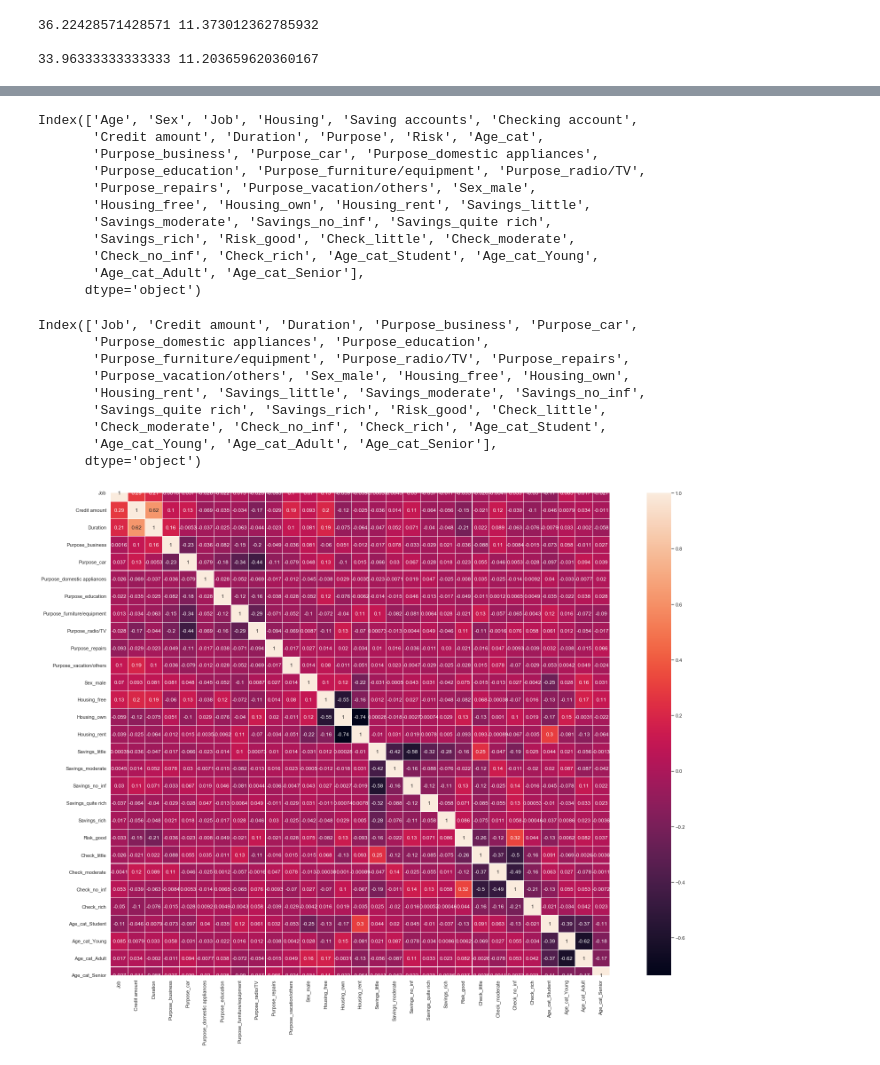
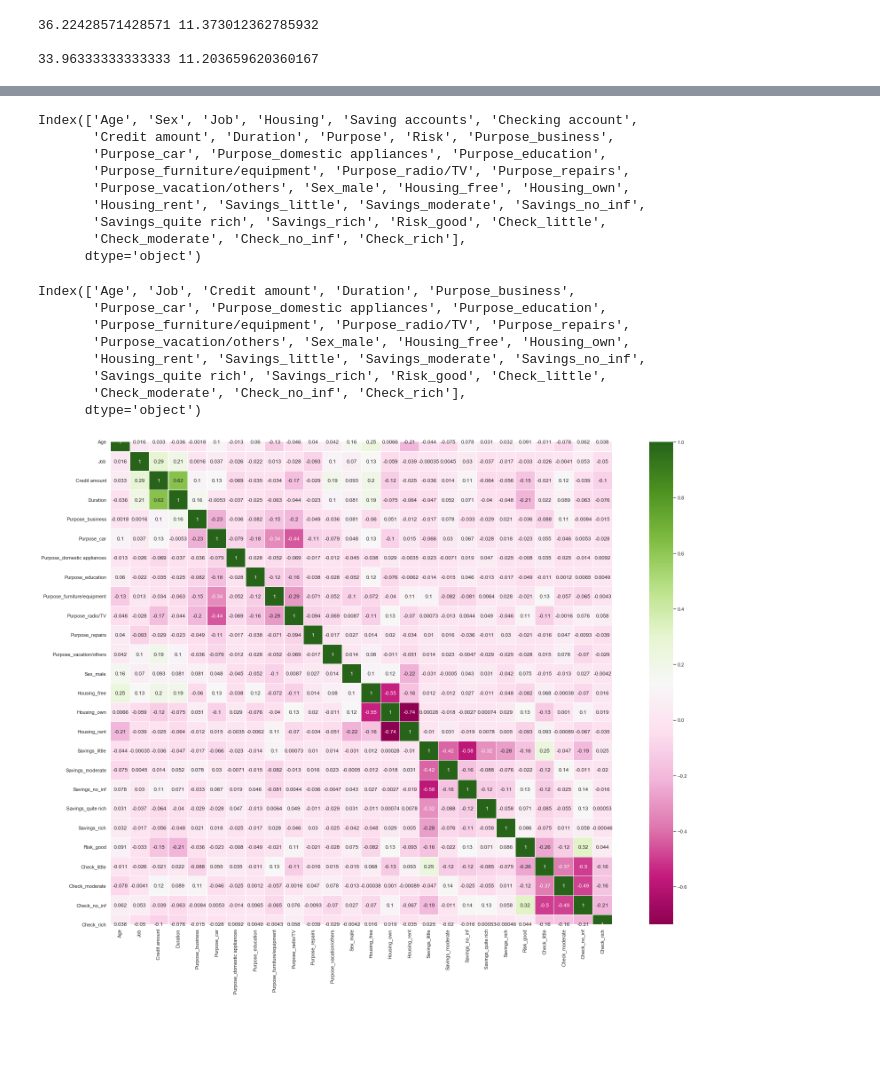
Before and after one commit to BiancaMass/XAI-Group-Project, a Jupyter notebook: Group20_EDA.ipynb, the cells around one changed output, grey strips where cells are left out. Cells and saved outputs as stored; diff of their text form; code cells hidden in the pictures; blank space fills up the shorter version.

Commit message:
fix: improve some plots

```diff
--- a/Group20_EDA.ipynb
+++ b/Group20_EDA.ipynb
@@ -13,6 +14,8 @@ import seaborn as sns
 # %%
+dest_folder = "/Users/bmassacci/Desktop/plots/"
+
 # Load the dataset
-credit = pd.read_csv('./data/given_german_credit_data.csv',index_col=0) # Please read the csv with 'index_col = 0' configuration to remove unneccesary column
+credit = pd.read_csv('./german_credit_data.csv',index_col=0) # Please read the csv with 'index_col = 0' configuration to remove unneccesary column
 
 credit.head()
 # %% [output]
@@ -236,6 +278,12 @@ print(np.mean(bad_age), np.std(bad_age))
 
 33.96333333333333 11.203659620360167
 # %%
+pal = {"versicolor": "g", "setosa": "b", "virginica":"m"}
+
+my_colors = ["#137e4f", "#ca4d4f"]
+sns.set_palette(my_colors)
+#sns.boxplot(x="continent", y="lifeExp", data=data_df)
 ax = sns.boxplot(x="Age", y = "Risk", data=credit)
+plt.savefig(dest_folder + 'age_good_bad_box.png')
 #ax = sns.swarmplot(x="Age", y = "Risk", data=credit, color=".8", alpha = ".8")
 # %% [output]
@@ -256,7 +304,7 @@ df_credit['Checking account'] = df_credit['Checking account'].fillna('no_inf')
 interval = (18, 25, 35, 60, 120)
 
 cats = ['Student', 'Young', 'Adult', 'Senior']
-df_credit["Age_cat"] = pd.cut(df_credit.Age, interval, labels=cats)
+#df_credit["Age_cat"] = pd.cut(df_credit.Age, interval, labels=cats)
 
 # Convert categorical variables to one-hot encoding:
 # Purpose
@@ -272,21 +320,19 @@ df_credit = df_credit.merge(pd.get_dummies(df_credit.Risk, prefix='Risk', drop_f
 # Checking Account
 df_credit = df_credit.merge(pd.get_dummies(df_credit["Checking account"], drop_first=False, prefix='Check'), left_index=True, right_index=True)
 # Age categorical
-df_credit = df_credit.merge(pd.get_dummies(df_credit["Age_cat"], drop_first=False, prefix='Age_cat'), left_index=True, right_index=True)
+#df_credit = df_credit.merge(pd.get_dummies(df_credit["Age_cat"], drop_first=False, prefix='Age_cat'), left_index=True, right_index=True)
 
 
 df_credit.columns
 # %% [output]
 Index(['Age', 'Sex', 'Job', 'Housing', 'Saving accounts', 'Checking account',
-       'Credit amount', 'Duration', 'Purpose', 'Risk', 'Age_cat',
-       'Purpose_business', 'Purpose_car', 'Purpose_domestic appliances',
-       'Purpose_education', 'Purpose_furniture/equipment', 'Purpose_radio/TV',
-       'Purpose_repairs', 'Purpose_vacation/others', 'Sex_male',
-       'Housing_free', 'Housing_own', 'Housing_rent', 'Savings_little',
-       'Savings_moderate', 'Savings_no_inf', 'Savings_quite rich',
-       'Savings_rich', 'Risk_good', 'Check_little', 'Check_moderate',
-       'Check_no_inf', 'Check_rich', 'Age_cat_Student', 'Age_cat_Young',
-       'Age_cat_Adult', 'Age_cat_Senior'],
+       'Credit amount', 'Duration', 'Purpose', 'Risk', 'Purpose_business',
+       'Purpose_car', 'Purpose_domestic appliances', 'Purpose_education',
+       'Purpose_furniture/equipment', 'Purpose_radio/TV', 'Purpose_repairs',
+       'Purpose_vacation/others', 'Sex_male', 'Housing_free', 'Housing_own',
+       'Housing_rent', 'Savings_little', 'Savings_moderate', 'Savings_no_inf',
+       'Savings_quite rich', 'Savings_rich', 'Risk_good', 'Check_little',
+       'Check_moderate', 'Check_no_inf', 'Check_rich'],
       dtype='object')
 # %%
 #Excluding the redundant columns that we converted into one-hot encoding
@@ -295,28 +341,28 @@ del df_credit["Checking account"]
 del df_credit["Purpose"]
 del df_credit["Sex"]
 del df_credit["Housing"]
-del df_credit["Age_cat"]
+#del df_credit["Age_cat"]
 del df_credit["Risk"]
-del df_credit["Age"]
+#del df_credit["Age"]
 
 df_credit.columns
 # %% [output]
-Index(['Job', 'Credit amount', 'Duration', 'Purpose_business', 'Purpose_car',
-       'Purpose_domestic appliances', 'Purpose_education',
+Index(['Age', 'Job', 'Credit amount', 'Duration', 'Purpose_business',
+       'Purpose_car', 'Purpose_domestic appliances', 'Purpose_education',
        'Purpose_furniture/equipment', 'Purpose_radio/TV', 'Purpose_repairs',
        'Purpose_vacation/others', 'Sex_male', 'Housing_free', 'Housing_own',
        'Housing_rent', 'Savings_little', 'Savings_moderate', 'Savings_no_inf',
        'Savings_quite rich', 'Savings_rich', 'Risk_good', 'Check_little',
-       'Check_moderate', 'Check_no_inf', 'Check_rich', 'Age_cat_Student',
-       'Age_cat_Young', 'Age_cat_Adult', 'Age_cat_Senior'],
+       'Check_moderate', 'Check_no_inf', 'Check_rich'],
       dtype='object')
 # %%
 plt.figure(figsize=(30,20))
 sns.heatmap(df_credit.astype(float).corr(),linewidths=0.1,vmax=1.0,
-            square=True,  linecolor='white', annot=True)
+            square=True,  linecolor='white', annot=True, cmap="PiYG")
+plt.savefig(dest_folder + 'correlation_map.png')
 plt.show()
 # %% [output]
-[figure, old version]
+[figure, new version]
 # %%
 df_corr = df_credit.astype(float).corr()
 
```
Also changed, not shown: parts of 16 cells of this notebook.
